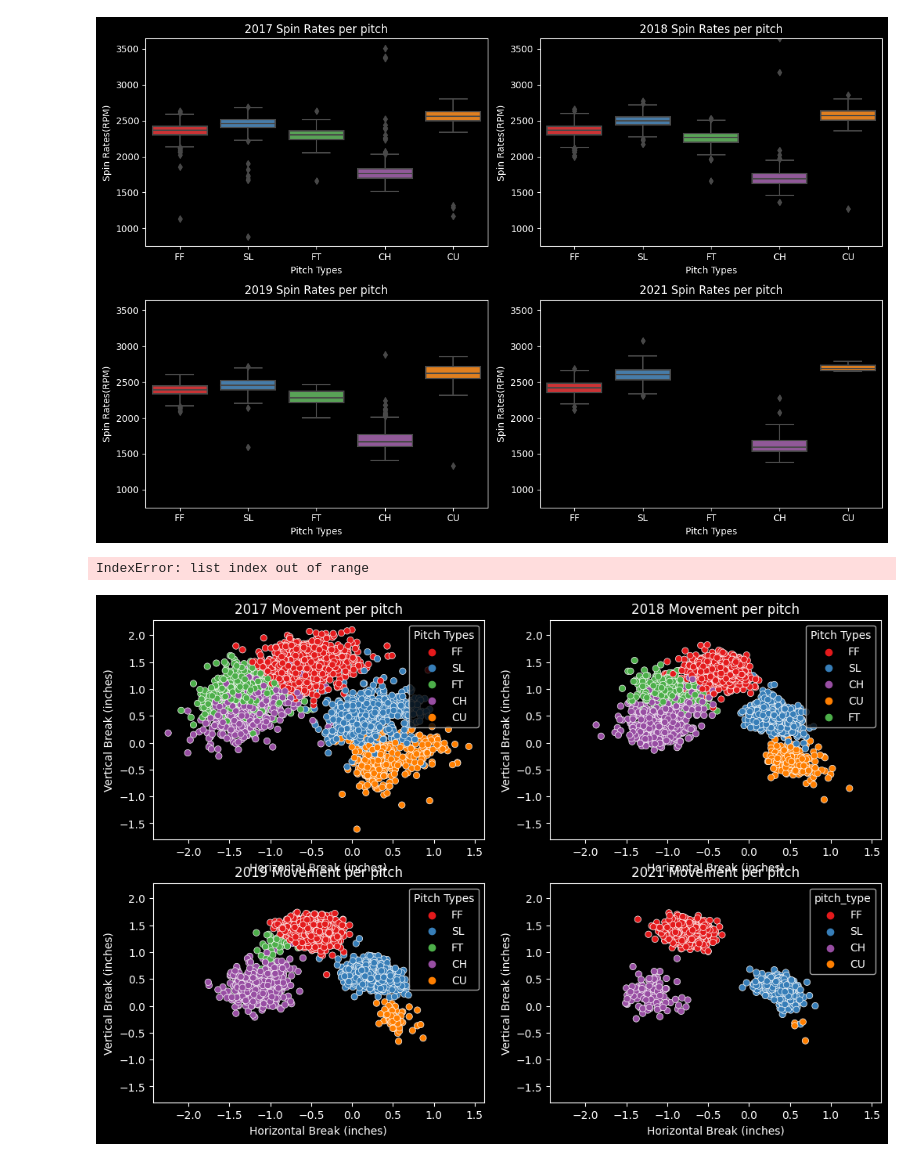
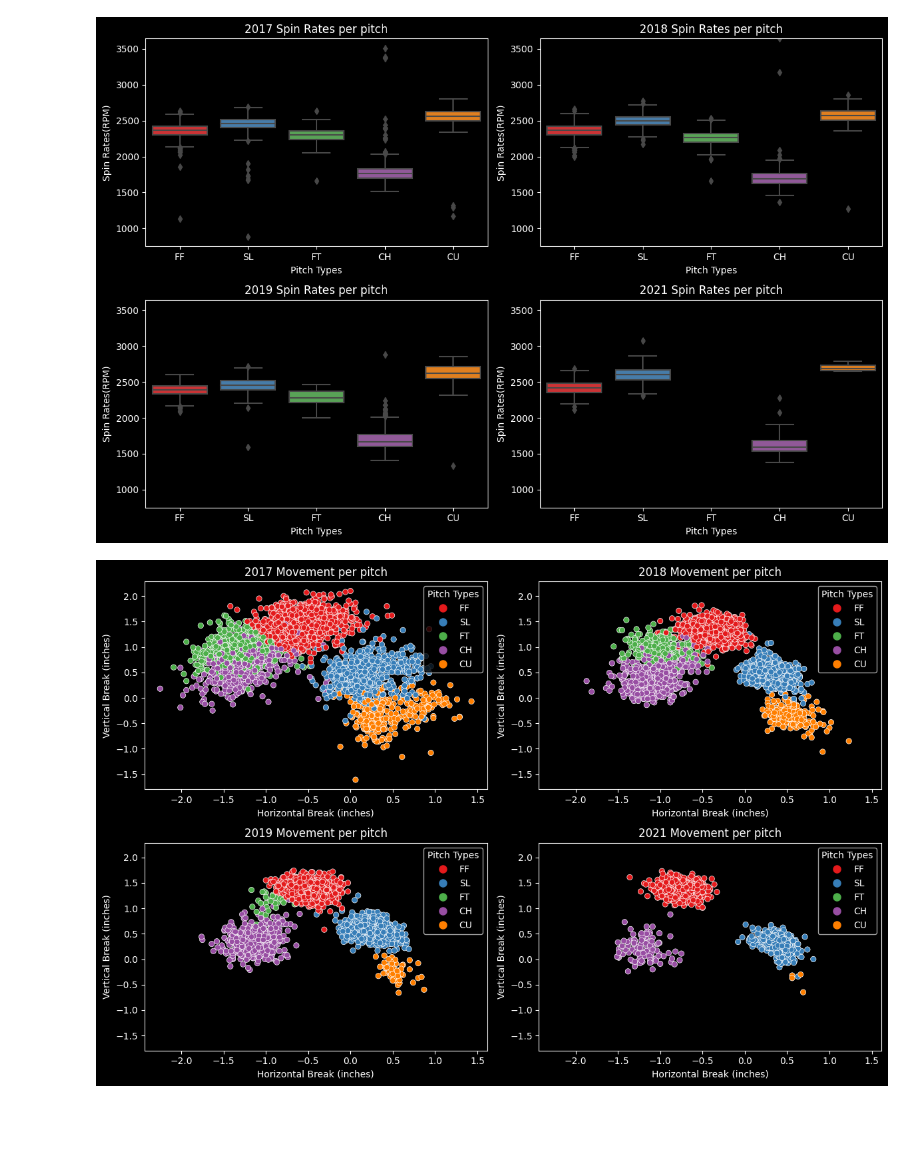
Before and after one commit to brady-pittman/Random-Data-Projects, a Jupyter notebook: random-spins.ipynb, the cells around one changed output. Cells and saved outputs as stored; diff of their text form; code cells hidden in the pictures; blank space fills up the shorter version.

```diff
--- a/random-spins.ipynb
+++ b/random-spins.ipynb
@@ -9,23 +9,23 @@ statcast_2018 = pd.read_csv(r'C:\Users\602353\Documents\archive\Statcast_2018.cs
 statcast_2019 = pd.read_csv(r'C:\Users\602353\Documents\archive\Statcast_2019.csv')
 statcast_2021 = pd.read_csv(r'C:\Users\602353\Documents\archive\Statcast_2021.csv')
 # %%
-statcast_2017_pitching = statcast_2017[['pitch_type', 'release_speed', 'player_name', 'release_spin_rate', 'pfx_z', 'pfx_x', 'game_date']]
-statcast_2017_pitching = statcast_2017_pitching.set_axis(['pitch_type', 'velocity', 'pitcher', 'spin_rate', 'vertical_movement', 'horizontal_movement' , 'date'], axis=1)
+statcast_2017_pitching = statcast_2017[['pitch_type', 'release_speed', 'player_name', 'release_spin_rate', 'pfx_z', 'pfx_x', 'release_extension', 'game_date']]
+statcast_2017_pitching = statcast_2017_pitching.set_axis(['pitch_type', 'velocity', 'pitcher', 'spin_rate', 'vertical_movement', 'horizontal_movement' , 'extension', 'date'], axis=1)
 statcast_2017_pitching.dropna(inplace=True)
 
-statcast_2018_pitching = statcast_2018[['pitch_type', 'release_speed', 'player_name', 'release_spin_rate', 'pfx_z', 'pfx_x', 'game_date']]
-statcast_2018_pitching = statcast_2018_pitching.set_axis(['pitch_type', 'velocity', 'pitcher', 'spin_rate', 'vertical_movement', 'horizontal_movement', 'date'], axis=1)
+statcast_2018_pitching = statcast_2018[['pitch_type', 'release_speed', 'player_name', 'release_spin_rate', 'pfx_z', 'pfx_x', 'release_extension', 'game_date']]
+statcast_2018_pitching = statcast_2018_pitching.set_axis(['pitch_type', 'velocity', 'pitcher', 'spin_rate', 'vertical_movement', 'horizontal_movement', 'extension', 'date'], axis=1)
 statcast_2018_pitching.dropna(inplace=True)
 
-statcast_2019_pitching = statcast_2019[['pitch_type', 'release_speed', 'player_name', 'release_spin_rate', 'pfx_z', 'pfx_x', 'game_date']]
-statcast_2019_pitching = statcast_2019_pitching.set_axis(['pitch_type', 'velocity', 'pitcher', 'spin_rate', 'vertical_movement', 'horizontal_movement', 'date'], axis=1)
+statcast_2019_pitching = statcast_2019[['pitch_type', 'release_speed', 'player_name', 'release_spin_rate', 'pfx_z', 'pfx_x', 'release_extension', 'game_date']]
+statcast_2019_pitching = statcast_2019_pitching.set_axis(['pitch_type', 'velocity', 'pitcher', 'spin_rate', 'vertical_movement', 'horizontal_movement', 'extension', 'date'], axis=1)
 statcast_2019_pitching.dropna(inplace=True)
 
-statcast_2021_pitching = statcast_2021[['pitch_type', 'release_speed', 'player_name', 'release_spin_rate', 'pfx_z', 'pfx_x', 'game_date']]
-statcast_2021_pitching = statcast_2021_pitching.set_axis(['pitch_type', 'velocity', 'pitcher', 'spin_rate', 'vertical_movement', 'horizontal_movement', 'date'], axis=1)
+statcast_2021_pitching = statcast_2021[['pitch_type', 'release_speed', 'player_name', 'release_spin_rate', 'pfx_z', 'pfx_x', 'release_extension', 'game_date']]
+statcast_2021_pitching = statcast_2021_pitching.set_axis(['pitch_type', 'velocity', 'pitcher', 'spin_rate', 'vertical_movement', 'horizontal_movement', 'extension', 'date'], axis=1)
 statcast_2021_pitching.dropna(inplace=True)
 # %%
 statcast_pitching_data = pd.concat([statcast_2017_pitching, statcast_2018_pitching, statcast_2019_pitching, statcast_2021_pitching])
-degrom_data = statcast_pitching_data[statcast_pitching_data['pitcher'] == 'deGrom, Jacob']
+degrom_data = statcast_pitching_data[statcast_pitching_data['pitcher'] == 'deGrom, Jacob'].copy()
 
 degrom_data['year'] = degrom_data['date'].str[:4]
@@ -63,43 +57,34 @@ plt.show()
 # %%
 unique_pitch_types = ['FF', 'SL', 'FT', 'CH', 'CU']
 unique_years = sorted(degrom_data['year'].unique())
 
 color_mapping = {pitch_type: sns.color_palette('Set1')[i] for i, pitch_type in enumerate(unique_pitch_types)}
 
 fig, axes = plt.subplots(2, 2, figsize=(12, 8))
 
 for i, year in enumerate(unique_years):
     row = i // 2
     col = i % 2
 
     filtered_data = degrom_data[degrom_data['year'] == year]
 
     colors = [color_mapping[pitch_type] for pitch_type in filtered_data['pitch_type']]
 
     scatter = sns.scatterplot(x=filtered_data['horizontal_movement'], y=filtered_data['vertical_movement'], hue=filtered_data['pitch_type'],
                     palette=color_mapping, ax=axes[row, col])
 
     axes[row, col].set_title(f'{year} Movement per pitch')
     axes[row, col].set_ylim(axes[0, 0].get_ylim())
     axes[row, col].set_xlim(axes[0, 0].get_xlim())
     axes[row, col].set_ylabel('Vertical Break (inches)')
     axes[row, col].set_xlabel('Horizontal Break (inches)')
 
-    handles, labels = scatter.get_legend_handles_labels()
+    custom_handles = [plt.Line2D([], [], marker='o', markersize=8, color=color_mapping[pitch_type], linestyle='') for pitch_type in unique_pitch_types]
+    custom_labels = unique_pitch_types
 
-    present_pitch_types = filtered_data['pitch_type'].unique()
-
-    filtered_handles = [handle for handle, label in zip(handles,labels) if label in present_pitch_types]
-    filtered_labels = [label for label in labels if label in present_pitch_types]
-
-    sorted_handles = [filtered_handles[unique_pitch_types.index(pitch_type)] for pitch_type in present_pitch_types]
-    sorted_labels = [filtered_labels[unique_pitch_types.index(pitch_type)] for pitch_type in present_pitch_types]
-
-
-    scatter.legend(sorted_handles, sorted_labels, title='Pitch Types', loc='upper right')
+    scatter.legend(custom_handles, custom_labels, title='Pitch Types', loc='upper right')
 
 plt.tight_layout()
 plt.show()
 # %% [output]
-IndexError: list index out of range
-[figure, old version]
+[figure, new version]
```
Also changed, not shown: parts of 2 cells of this notebook.
